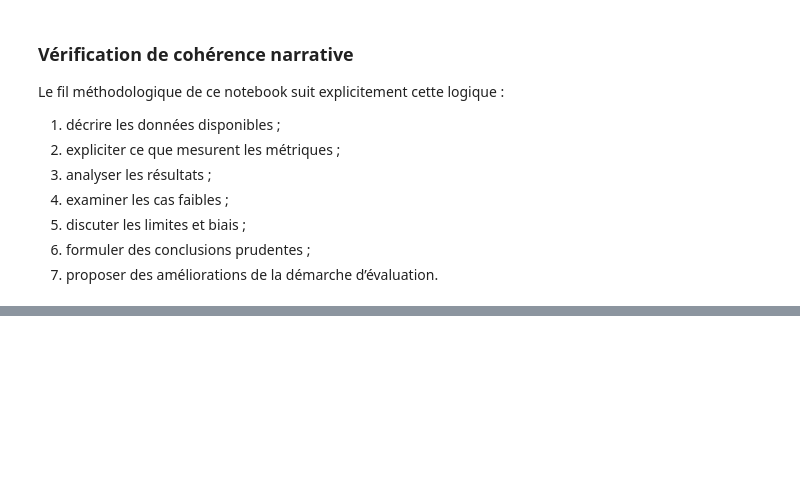
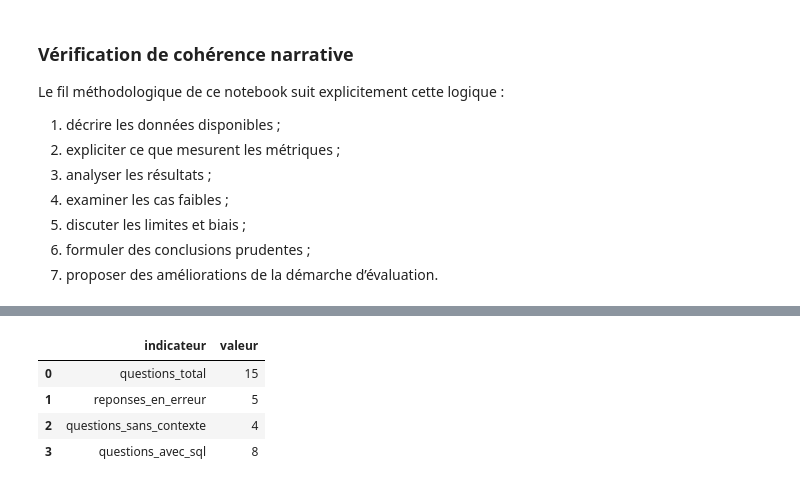
Before and after one commit to stephmnt/eval_RAGAS, a Jupyter notebook: notes_perso.ipynb, the cells around one changed output, grey strips where cells are left out. Saved outputs shown, nothing was run; the diff lists cells and outputs as text; code cells hidden in the pictures; blank space fills up the shorter version.

```diff
--- a/notes_perso.ipynb
+++ b/notes_perso.ipynb
@@ -698,0 +956,33 @@ Le fil méthodologique de ce notebook suit explicitement cette logique :
+# %%
+# Analyse des incidents opérationnels sur le run après
+samples_path = samples_map.get(after_ts)
+error_count = 0
+empty_context_count = 0
+sql_used_count = 0
+
+if samples_path and samples_path.exists():
+    samples = json.loads(samples_path.read_text(encoding='utf-8'))
+    for s in samples:
+        ans = str(s.get('answer', ''))
+        if 'Erreur de génération' in ans or 'Contexte insuffisant' in ans:
+            error_count += 1
+        if len(s.get('contexts', [])) == 0:
+            empty_context_count += 1
+        if s.get('sql_used'):
+            sql_used_count += 1
+
+    incident_df = pd.DataFrame([
+        {'indicateur': 'questions_total', 'valeur': len(samples)},
+        {'indicateur': 'reponses_en_erreur', 'valeur': error_count},
+        {'indicateur': 'questions_sans_contexte', 'valeur': empty_context_count},
+        {'indicateur': 'questions_avec_sql', 'valeur': sql_used_count},
+    ])
+    display(incident_df)
+else:
+    print('Fichier samples indisponible pour le run après.')
+# %% [output]
+|  | indicateur | valeur |
+| 0 | questions_total | 15 |
+| 1 | reponses_en_erreur | 5 |
+| 2 | questions_sans_contexte | 4 |
+| 3 | questions_avec_sql | 8 |
```
Also changed, not shown: parts of 19 cells of this notebook, 5 other files.
